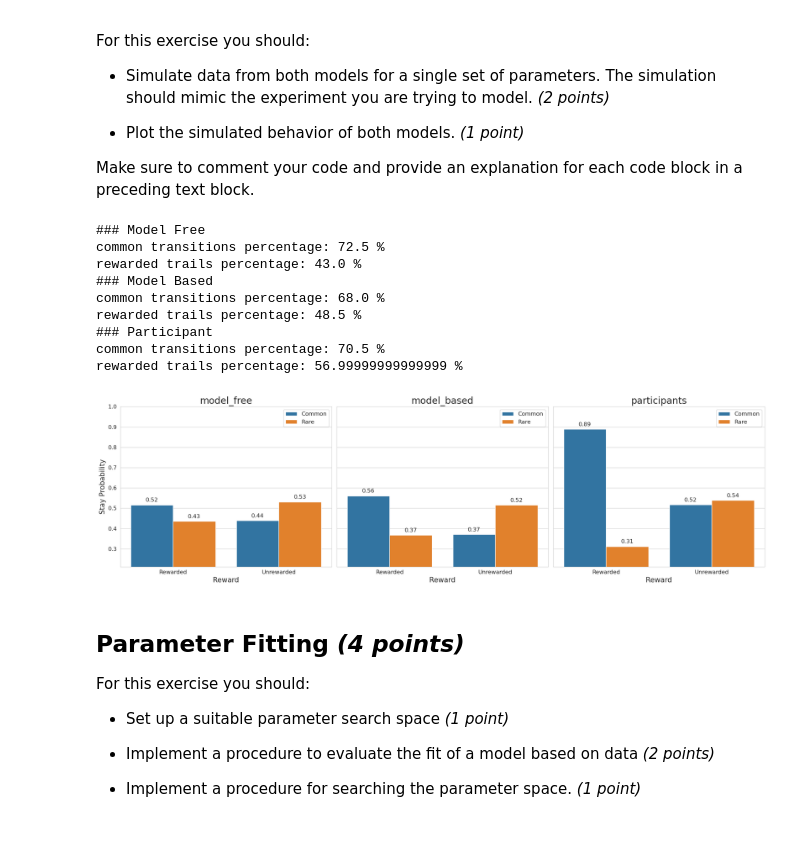
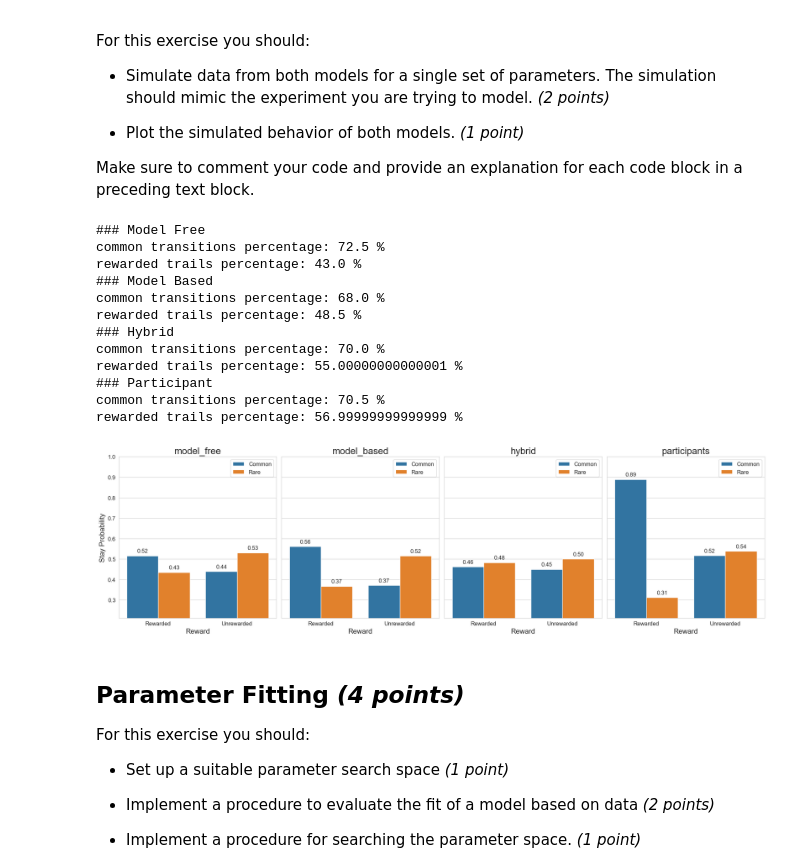
Before and after one commit to imtezcan/rl-twoStepTask, a Jupyter notebook: modeling_procedure.ipynb, the cells around one changed output. Saved outputs shown, nothing was run; the diff lists cells and outputs as text; code cells hidden in the pictures; blank space fills up the shorter version.

```diff
--- a/modeling_procedure.ipynb
+++ b/modeling_procedure.ipynb
@@ -121,23 +130,31 @@ For this exercise you should:
 Make sure to comment your code and provide an explanation for each code block in a preceding text block.
 # %%
 from simulate import simulate
-from utils import calculate_stay_probability, plot_stay_probability,\
-                  plot_stay_probabilities, print_simple_statistics,\
-                  save_simulated_data, preprocess_human_data
+from utils import calculate_stay_probability, plot_stay_probability, \
+    plot_stay_probabilities, print_simple_statistics, \
+    save_simulated_data, preprocess_human_data
 import os
 import pandas as pd
 
 # parameters
 params_model_free = {'alpha': 0.2,
-                      'beta': 3,
-                      'gamma': 0.9}
+                     'beta': 3,
+                     'gamma': 0.9}
 params_model_based = {'alpha': 0.2,
                       'beta': 3,
                       'gamma': 0.9}
+params_hybrid = {'alpha_1': 0.2,
+                 'alpha_2': 0.2,
+                 'beta_1': 3,
+                 'beta_2': 3,
+                 '_lambda': 0,
+                 'w': 1,
+                 'p': 0}
 
 # Run simulation and save to csv
 task_df_mf, agent_mf = simulate(agent_type='model_free', params=params_model_free)
 task_df_mb, agent_mb = simulate(agent_type='model_based', params=params_model_based)
+task_df_hybrid, agent_hybrid = simulate(agent_type='hybrid', params=params_hybrid)
 # task_df_random, agent_random = simulate(agent_type='random')
 # save_simulated_data(task_df_mf, agent_type='model_free')
 # save_simulated_data(task_df_mb, agent_type='model_based')
@@ -151,27 +168,32 @@ human_data = preprocess_human_data(human_data)
 # %%
 # print some statistics
 print_simple_statistics(task_df_mf, title='Model Free')
 print_simple_statistics(task_df_mb, title='Model Based')
+print_simple_statistics(task_df_hybrid, title='Hybrid')
 print_simple_statistics(human_data, title='Participant')
 
 # calculate and plot stay probability
 stay_probability_mf, _ = calculate_stay_probability(task_df_mf)
 stay_probability_mb, _ = calculate_stay_probability(task_df_mb)
+stay_probability_hybrid, _ = calculate_stay_probability(task_df_hybrid)
 stay_probability_h, _ = calculate_stay_probability(human_data)
 
-plot_stay_probabilities(dfs=[stay_probability_mf, stay_probability_mb, stay_probability_h],
-                        labels=['model_free', 'model_based', 'participants'])
+plot_stay_probabilities(dfs=[stay_probability_mf, stay_probability_mb, stay_probability_hybrid, stay_probability_h],
+                        labels=['model_free', 'model_based', 'hybrid', 'participants'])
 # %% [output]
 ### Model Free
 common transitions percentage: 72.5 %
 rewarded trails percentage: 43.0 %
 ### Model Based
 common transitions percentage: 68.0 %
 rewarded trails percentage: 48.5 %
+### Hybrid
+common transitions percentage: 70.0 %
+rewarded trails percentage: 55.00000000000001 %
 ### Participant
 common transitions percentage: 70.5 %
 rewarded trails percentage: 56.99999999999999 %
-[figure, old version]
+[figure, new version]
 # %%
 # plot progress across blocks
 # stay probability across blocks
```
Also changed, not shown: parts of 14 cells of this notebook, 2 other files.
